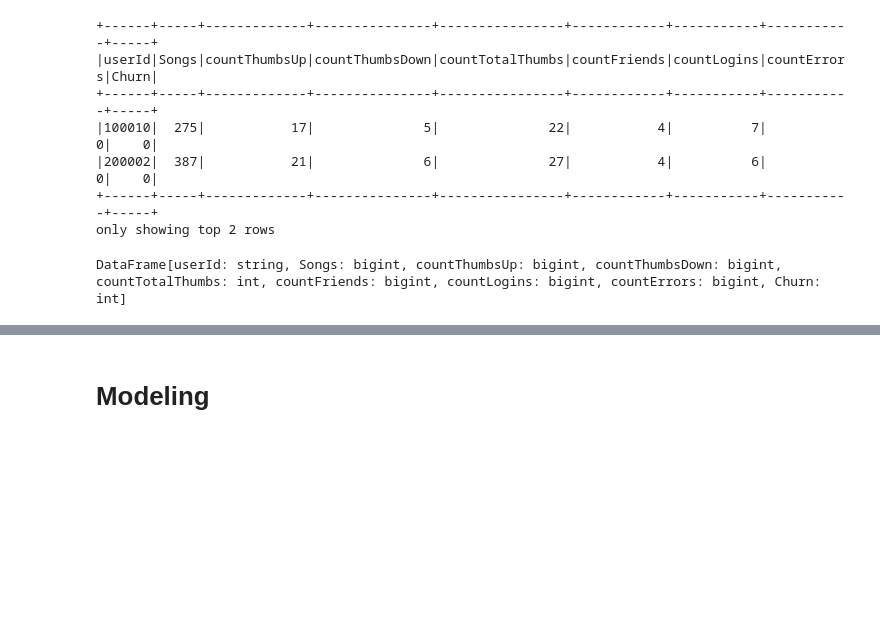
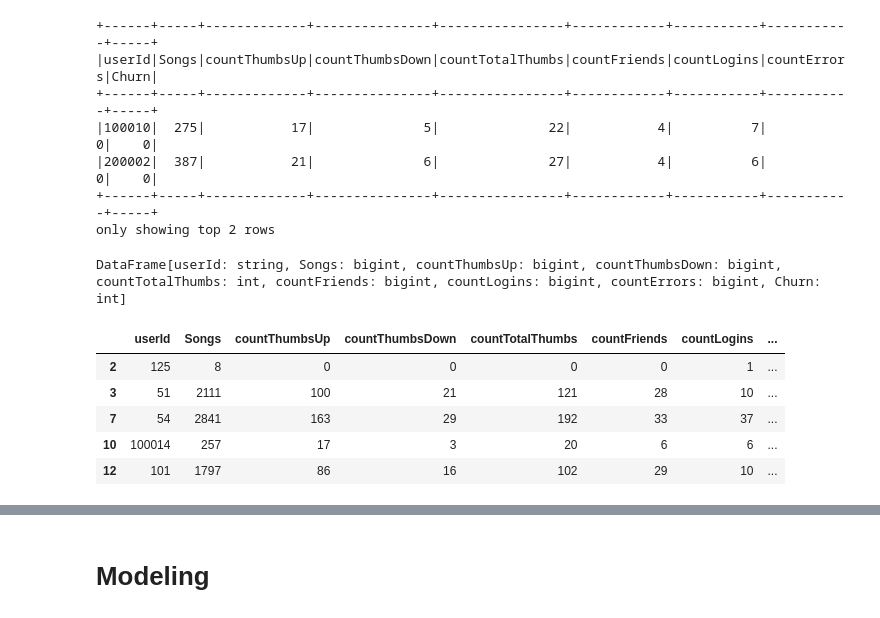
Before and after one commit to amroghoneim/Sparkify-Churn, a Jupyter notebook: Sparkify.ipynb, the cells around one changed output, grey strips where cells are left out. Saved outputs shown, nothing was run; the diff lists cells and outputs as text; code cells hidden in the pictures; blank space fills up the shorter version.

```diff
--- a/Sparkify.ipynb
+++ b/Sparkify.ipynb
@@ -609,0 +621,9 @@ DataFrame[userId: string, Songs: bigint, countThumbsUp: bigint, countThumbsDown:
+# %%
+churn.head()
+# %% [output]
+|  | userId | Songs | countThumbsUp | countThumbsDown | countTotalThumbs | countFriends | countLogins | ... |
+| 2 | 125 | 8 | 0 | 0 | 0 | 0 | 1 | ... |
+| 3 | 51 | 2111 | 100 | 21 | 121 | 28 | 10 | ... |
+| 7 | 54 | 2841 | 163 | 29 | 192 | 33 | 37 | ... |
+| 10 | 100014 | 257 | 17 | 3 | 20 | 6 | 6 | ... |
+| 12 | 101 | 1797 | 86 | 16 | 102 | 29 | 10 | ... |
```
Also changed, not shown: parts of 34 cells of this notebook.
